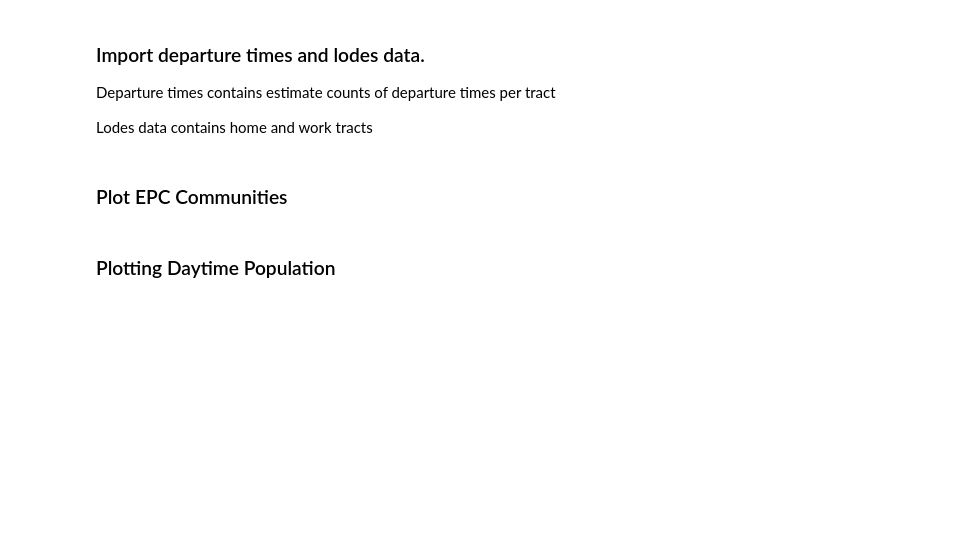
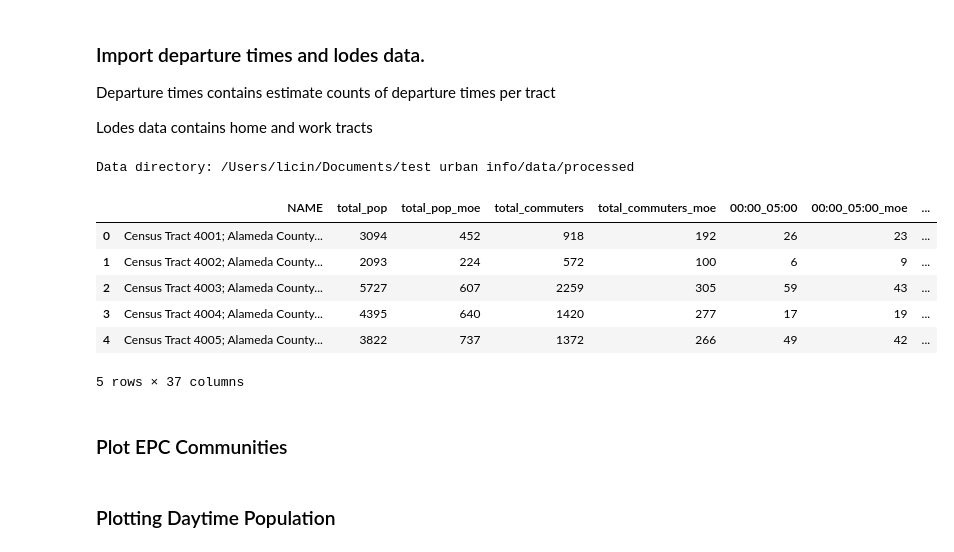
Before and after one commit to quintengrable/urban_info_group4_final_proj, a Jupyter notebook: notebooks/day_night_pop.ipynb, the cells around one changed output. Saved outputs shown, nothing was run; the diff lists cells and outputs as text; code cells hidden in the pictures; blank space fills up the shorter version.

Commit message:
Add files via upload
test - custom path

```diff
--- a/notebooks/day_night_pop.ipynb
+++ b/notebooks/day_night_pop.ipynb
@@ -24,3 +24,26 @@ departure_times_cleaned.head(5)
+# %%
+import sys
+import os
+from pathlib import Path
+
+parent_path = Path.cwd().parent / "data/processed"
+print("Data directory:", parent_path.resolve())
+
+filename = "acs5_2023_Bay_Area_departure_times_cleaned.csv"
+file_path = os.path.join(parent_path, filename)
+
+departure_times_cleaned = pd.read_csv(file_path)
+
+departure_times_cleaned.head(5)
+# %% [output]
+Data directory: /Users/licin/Documents/test urban info/data/processed
+|  | NAME | total_pop | total_pop_moe | total_commuters | total_commuters_moe | 00:00_05:00 | 00:00_05:00_moe | ... |
+| 0 | Census Tract 4001; Alameda County... | 3094 | 452 | 918 | 192 | 26 | 23 | ... |
+| 1 | Census Tract 4002; Alameda County... | 2093 | 224 | 572 | 100 | 6 | 9 | ... |
+| 2 | Census Tract 4003; Alameda County... | 5727 | 607 | 2259 | 305 | 59 | 43 | ... |
+| 3 | Census Tract 4004; Alameda County... | 4395 | 640 | 1420 | 277 | 17 | 19 | ... |
+| 4 | Census Tract 4005; Alameda County... | 3822 | 737 | 1372 | 266 | 49 | 42 | ... |
+5 rows × 37 columns
 # %%
 # read cleaned tract populations data
 tract_pop = pd.read_parquet("/content/drive/MyDrive/Urban_Informatics_Final_Project/Colab/Data/tract_pop.parquet")
```
Also changed, not shown: parts of 3 cells of this notebook.
